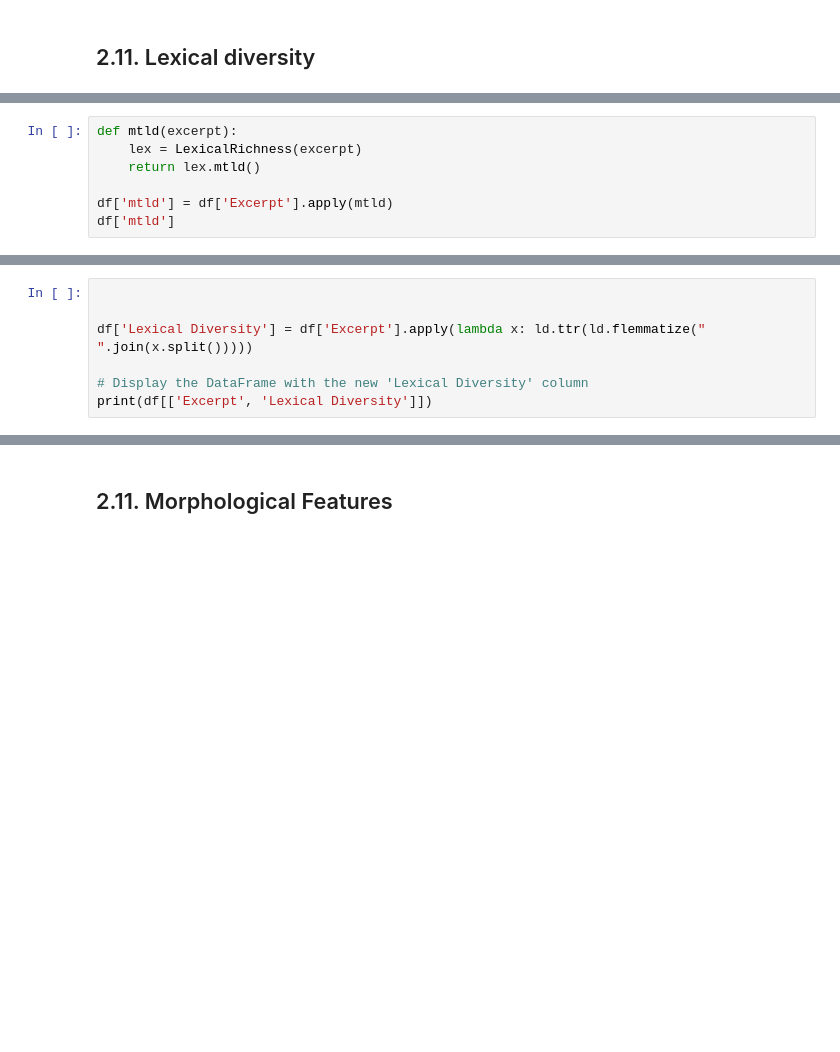
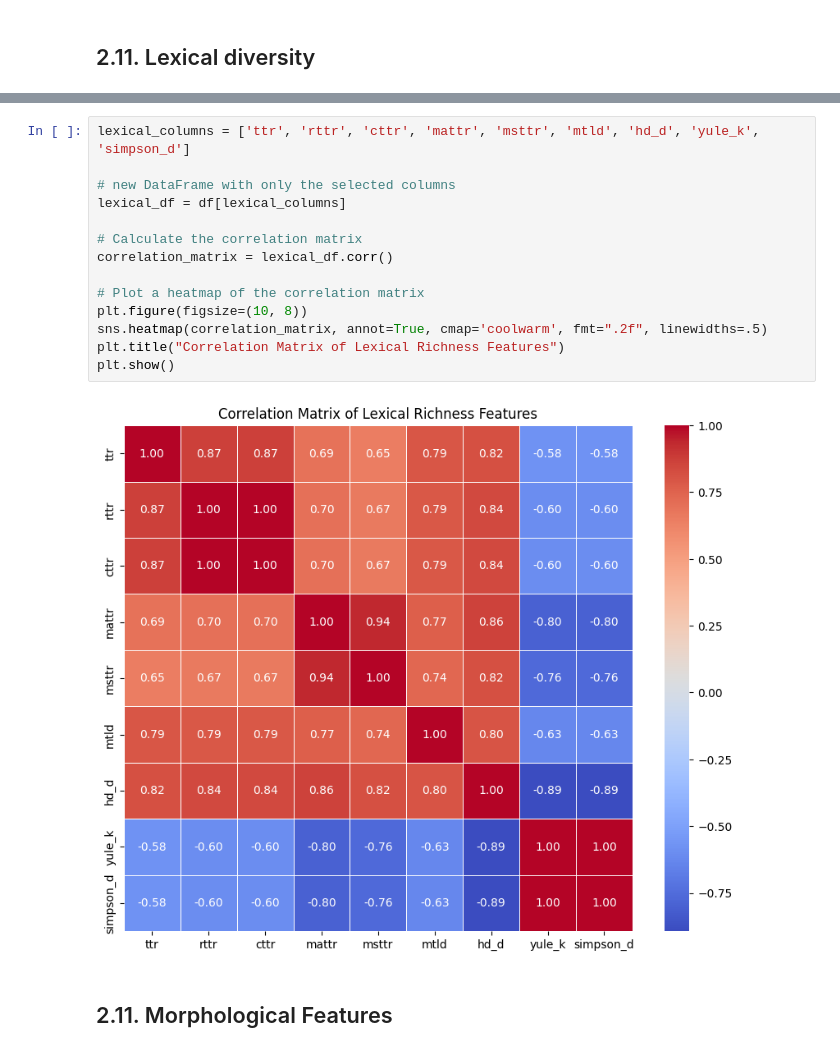
Before and after one commit to ChristineSi/neuroCraft, a Jupyter notebook: notebooks/NotebookPatricia.ipynb, the cells around one changed output, grey strips where cells are left out. Saved outputs shown, nothing was run; the diff lists cells and outputs as text; blank space fills up the shorter version.

```diff
--- a/notebooks/NotebookPatricia.ipynb
+++ b/notebooks/NotebookPatricia.ipynb
@@ -1275,7 +1273,0 @@ mtld: Measure of Lexical Diversity (McCarthy 2005, McCarthy and Jarvis 2010)
-# %%
-def mtld(excerpt):
-    lex = LexicalRichness(excerpt)
-    return lex.mtld()
-
-df['mtld'] = df['Excerpt'].apply(mtld)
-df['mtld']
@@ -1295,7 +1273,0 @@ Name: mtld, Length: 4724, dtype: float64
-# %%
-
-
-df['Lexical Diversity'] = df['Excerpt'].apply(lambda x: ld.ttr(ld.flemmatize(" ".join(x.split()))))
-
-# Display the DataFrame with the new 'Lexical Diversity' column
-print(df[['Excerpt', 'Lexical Diversity']])
@@ -1332,2 +1365,18 @@ MTLD (Measure of Textual Lexical Diversity): 14.343354252793834
+# %%
+lexical_columns = ['ttr', 'rttr', 'cttr', 'mattr', 'msttr', 'mtld', 'hd_d', 'yule_k', 'simpson_d']
+
+# new DataFrame with only the selected columns
+lexical_df = df[lexical_columns]
+
+# Calculate the correlation matrix
+correlation_matrix = lexical_df.corr()
+
+# Plot a heatmap of the correlation matrix
+plt.figure(figsize=(10, 8))
+sns.heatmap(correlation_matrix, annot=True, cmap='coolwarm', fmt=".2f", linewidths=.5)
+plt.title("Correlation Matrix of Lexical Richness Features")
+plt.show()
+# %% [output]
+[figure, added]
 # %% [markdown]
 ## 2.11. Morphological Features
```
Also changed, not shown: parts of 9 cells of this notebook.
